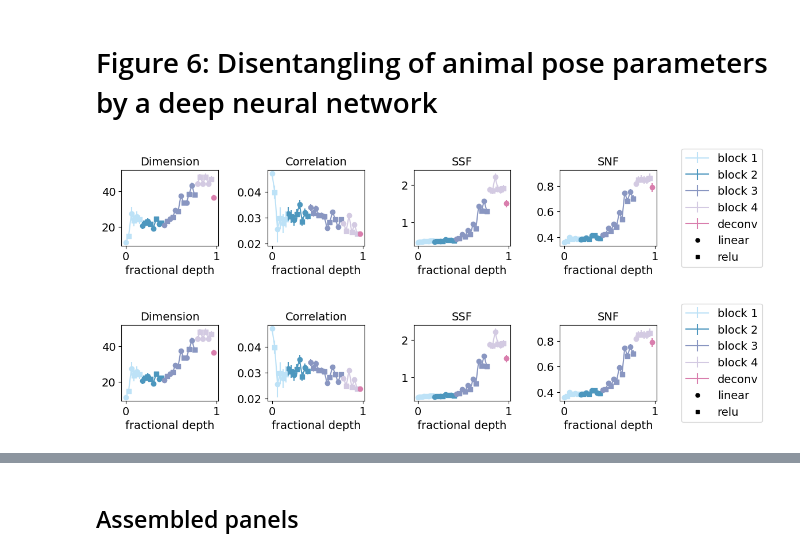
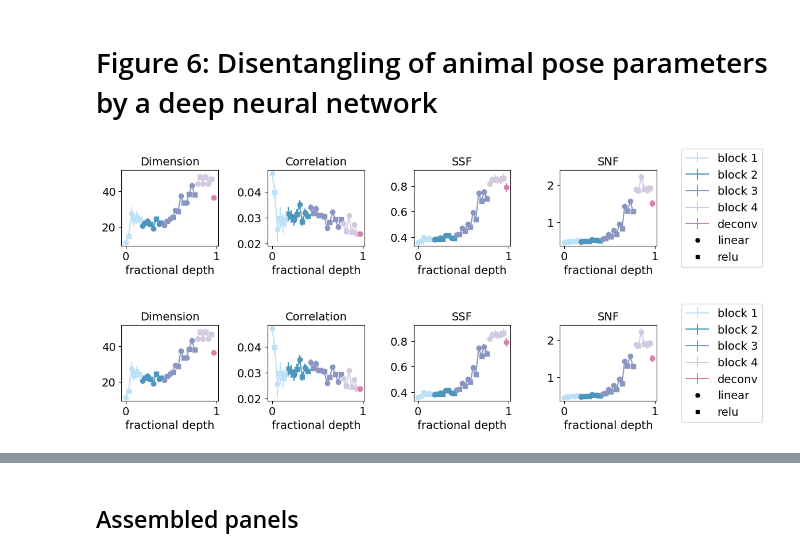
Before and after one commit to awakhloo/population_geometry_optimal_coding, a Jupyter notebook: figures/Fig-deeplabcut.ipynb, the cells around one changed output, grey strips where cells are left out. Cells and saved outputs as stored; diff of their text form; code cells hidden in the pictures.

```diff
--- a/figures/Fig-deeplabcut.ipynb
+++ b/figures/Fig-deeplabcut.ipynb
@@ -9,7 +9,7 @@ import os
 # since there is no good way for a notebook to determine
 # its own location unfortunately...
 # !!!
-project_root = "/mnt/home/wslatton/ceph/reprod_population_geom_opt_coding"
+project_root = "/mnt/home/wslatton/ceph/population_geometry_optimal_coding"
 
 # directory to save figures in
 outdir = os.path.join(project_root, "figures", "pngs")
@@ -82,38 +82,38 @@ def geom_plot(geom_ix, ylabel, legend, ax, fontsize):
 
         ax.errorbar(
             depth[group], geom_means[group], geom_sems[group], color=color, label=name
         )
         ax.scatter(
             depth[group_relu], geom_means[group_relu], color=color, marker="s"
         )
         ax.scatter(
             depth[group_linear], geom_means[group_linear], color=color, marker="o"
         )
 
-    ax.set_xlabel("fractional depth")
+    ax.set_xlabel("fractional depth", fontsize=fontsize)
     ax.set_title(ylabel, fontsize=fontsize)
 
     if legend:
         handles, labels = plt.gca().get_legend_handles_labels()
         custom_line = lines.Line2D([], [], color='k', marker='o', markersize=5, linestyle="none",
                                label='linear')
         handles.append(custom_line)
         custom_line = lines.Line2D([], [], color='k', marker='s', markersize=5, linestyle="none",
                                label='relu')
         handles.append(custom_line)
         ax.legend(handles=handles, bbox_to_anchor=(1.2, 0.5), loc='center left')
 
 fig, axs = plt.subplots(1, 4, figsize=(12, 2.5))
 font_size = 14
 geom_plot(0, "Dimension", False, axs[0], font_size)
 geom_plot(1, "Correlation", False, axs[1], font_size)
-geom_plot(2, "SSF", False, axs[2], font_size)
-geom_plot(3, "SNF", True, axs[3], font_size)
+geom_plot(3, "SSF", False, axs[2], font_size)
+geom_plot(2, "SNF", True, axs[3], font_size)
 fig.tight_layout()
 fig
 # %% [output]
-[figure, old version]
+[figure, new version]
-[figure, old version]
+[figure, new version]
 # %%
 from sklearn.linear_model import LinearRegression as OLS
 
```
Also changed, not shown: parts of 5 cells of this notebook, 3 other files.
